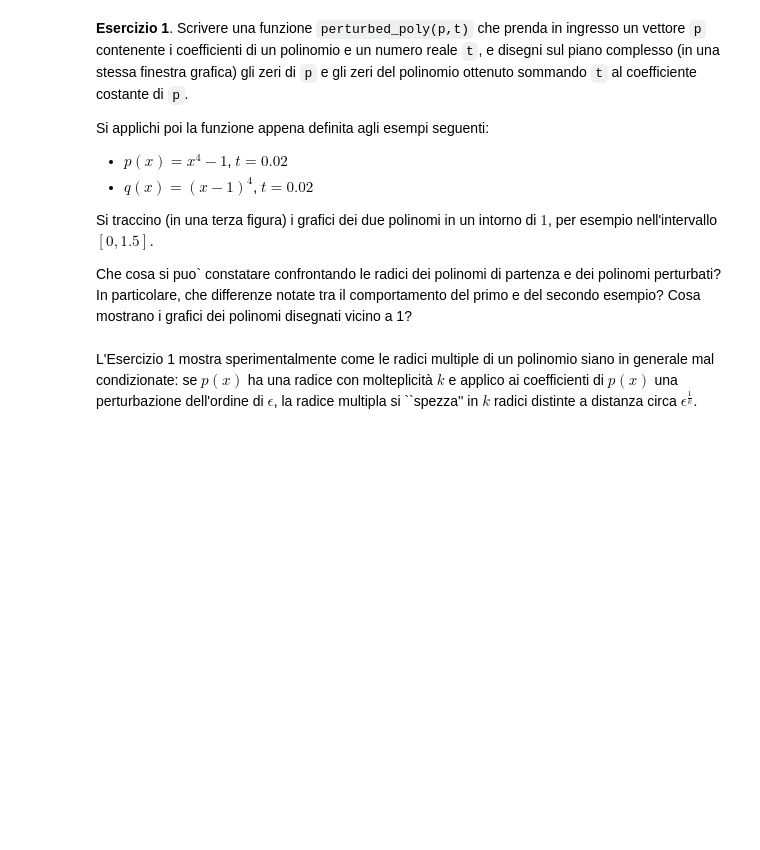
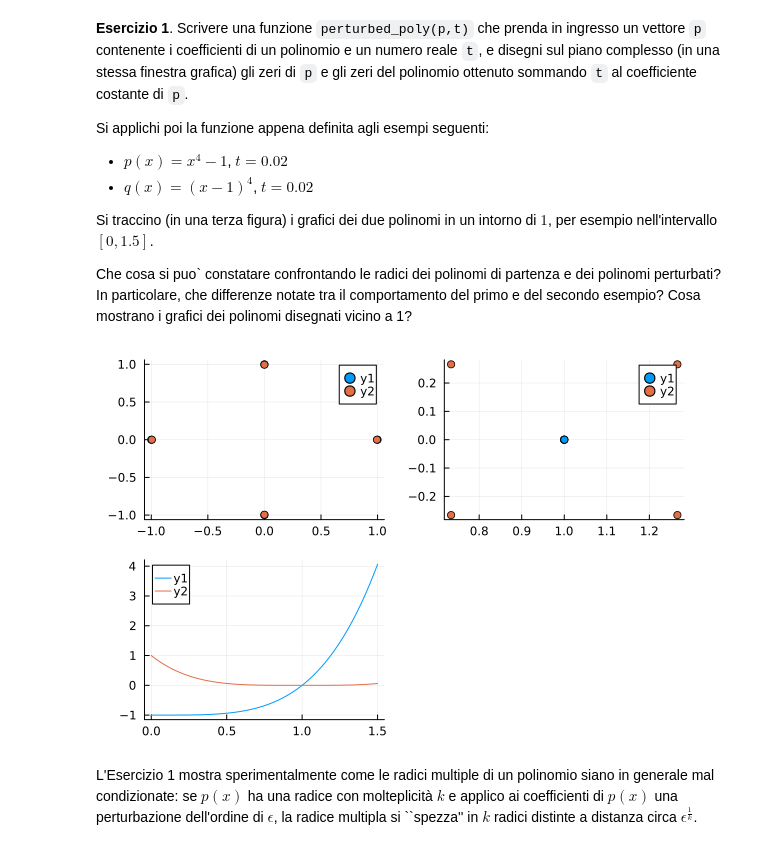
Before and after one commit to PFesta-unipi/PFesta-unipi.github.io, a Jupyter notebook: 05-polinomi (1).ipynb, the cells around one changed output. Drawn from its saved outputs; the diff is of its cells as text; code cells hidden in the pictures; blank space fills up the shorter version.

```diff
--- a/05-polinomi (1).ipynb
+++ b/05-polinomi (1).ipynb
@@ -168,6 +173,36 @@ Si applichi poi la funzione appena definita agli esempi seguenti:
 Si traccino (in una terza figura) i grafici dei due polinomi in un intorno di $1$,  per esempio nell'intervallo $[0,1.5]$.
 
 Che cosa si puo` constatare confrontando le radici dei polinomi di partenza e dei polinomi perturbati? In particolare, che differenze notate tra il comportamento del primo e del secondo esempio? Cosa mostrano i grafici dei polinomi disegnati vicino a 1?
+# %%
+function perturbed_poly(p,t)
+  P=Polynomial(p)
+  Q=P+t
+  r=range(0.0, 1.5, length=500)
+  yP=P.(r)
+  yQ=Q.(r)
+  s2=plot(r, yP)
+  kP=roots(P)
+  kQ=roots(Q)
+  s1=scatter(real.(kP), imag.(kP))
+  s1=scatter!(real.(kQ), imag(kQ))
+  return s1, s2
+end
+
+a=[-1, 0, 0, 0, 1]
+b=[1, -4, 6, -4, 1]
+
+sa1, sa2 = perturbed_poly(a, 0.02)
+sb1, sb2 = perturbed_poly(b, 0.02)
+
+w=range(0.0, 1.5, length=500)
+ya=Polynomial(a).(w)
+yb=Polynomial(b).(w)
+sab2=plot(w, ya)
+sab2=plot!(w, yb)
+
+plot(sa1, sb1, sab2)
+# %% [output]
+[figure, added]
 # %% [markdown]
 L'Esercizio 1 mostra sperimentalmente come le radici multiple di un polinomio siano in generale mal condizionate: se $p(x)$ ha una radice con molteplicità $k$ e applico ai coefficienti di $p(x)$ una perturbazione dell'ordine di $\epsilon$, la radice multipla si ``spezza'' in $k$ radici distinte a distanza circa $\epsilon^{\frac1k}$.
 # %% [markdown]
```
Also changed, not shown: parts of 8 cells of this notebook.
